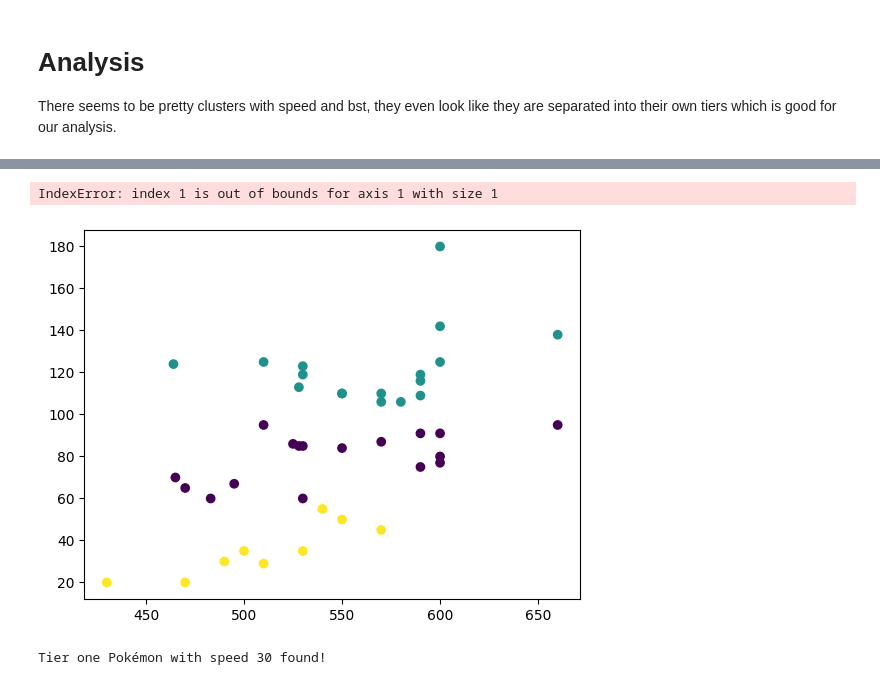
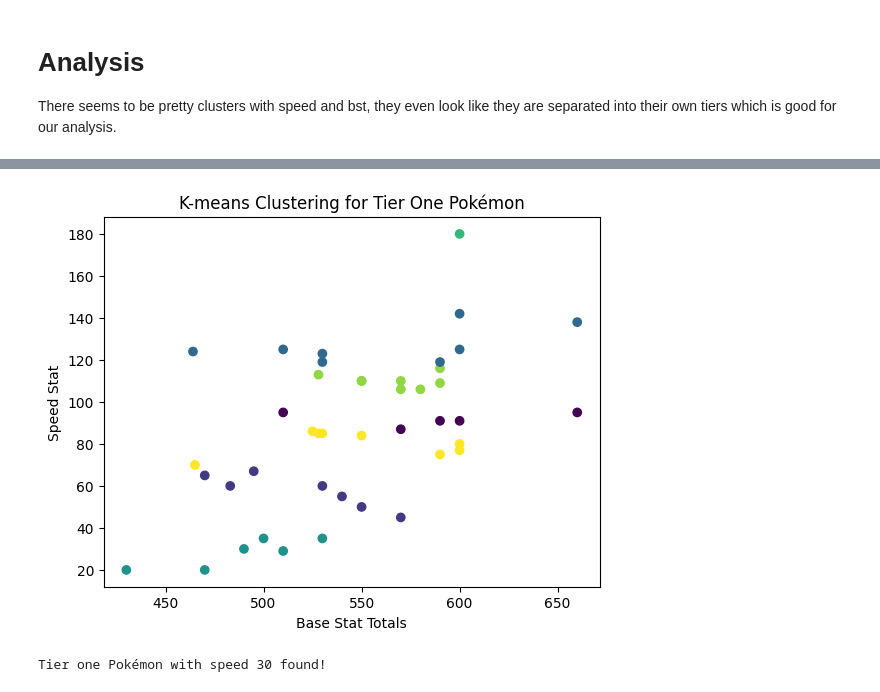
Before and after one commit to Brennan-Chan/Final-Project-Algorithms, a Jupyter notebook: Comp poke.ipynb, the cells around one changed output, grey strips where cells are left out. Cells and saved outputs as stored; diff of their text form; code cells hidden in the pictures.

```diff
--- a/Comp poke.ipynb
+++ b/Comp poke.ipynb
@@ -238,30 +259,29 @@ There seems to be pretty clusters with speed and bst, they even look like they a
 # %%
 # Filter only tier one Pokémon
 tier_one_df = bst_df[bst_df['mapped_tiers'] == 1]
 
 # Select speed attribute for clustering
 X = tier_one_df[['spe']]
 
 # Perform K-means clustering
-kmeans = KMeans(n_clusters=3)
+kmeans = KMeans(n_clusters=7)
 kmeans.fit(X)
 
 # Get cluster labels
 cluster_labels = kmeans.labels_
 
 # Get cluster centers
 centers = kmeans.cluster_centers_
 
 # Visualize the clustering results
 plt.scatter(tier_one_df['bst'], tier_one_df['spe'], c=cluster_labels, cmap='viridis')
-plt.scatter(centers[:, 0], centers[:, 1], marker='*', c='red', s=300)  # Plot cluster centers
+# plt.scatter(centers[:, 0], centers[:, 0], marker='*', c='red', s=300)  # Plot cluster centers
 plt.xlabel('Base Stat Totals')
 plt.ylabel('Speed Stat')
 plt.title('K-means Clustering for Tier One Pokémon')
 plt.show()
 # %% [output]
-IndexError: index 1 is out of bounds for axis 1 with size 1
-[figure, old version]
+[figure, new version]
 # %%
 # Define binary search tree node class
 class TreeNode:
```
Also changed, not shown: parts of 9 cells of this notebook.
